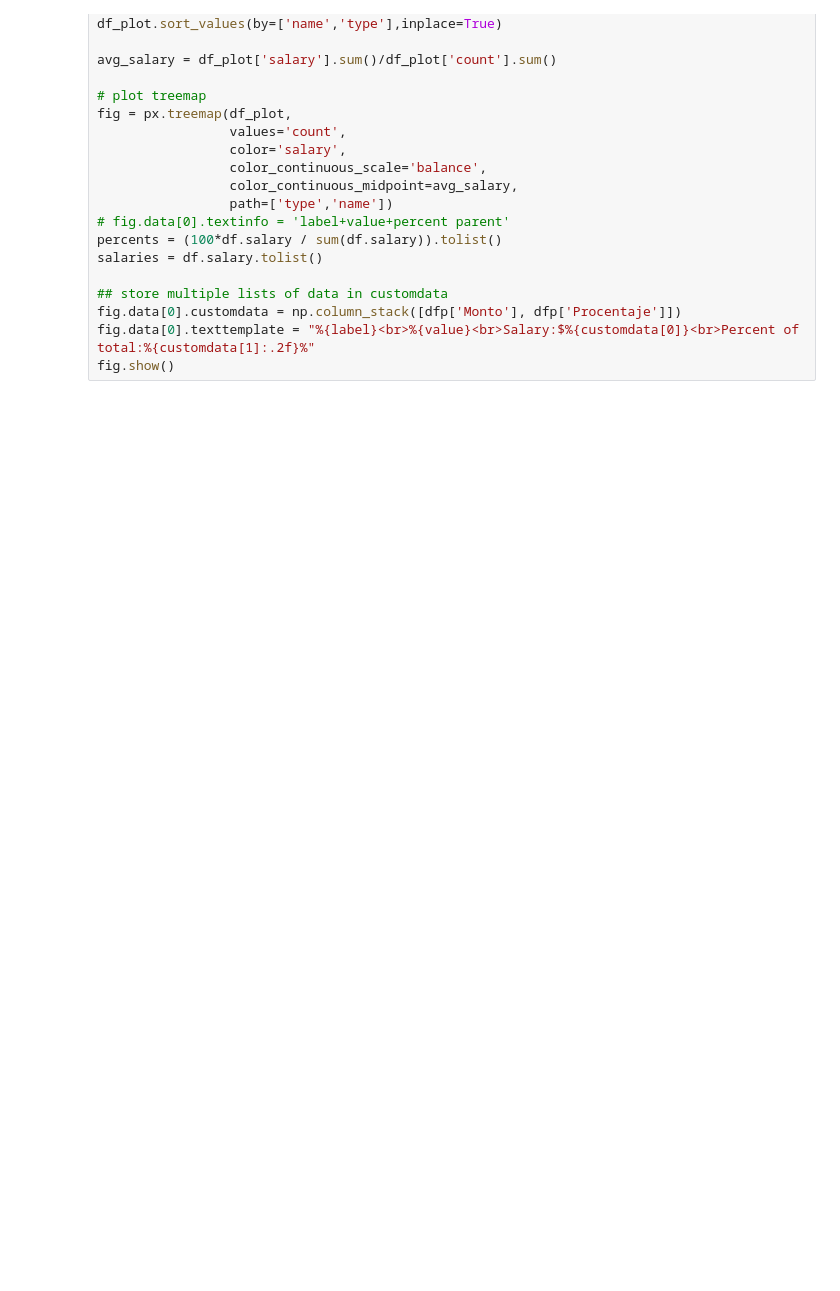
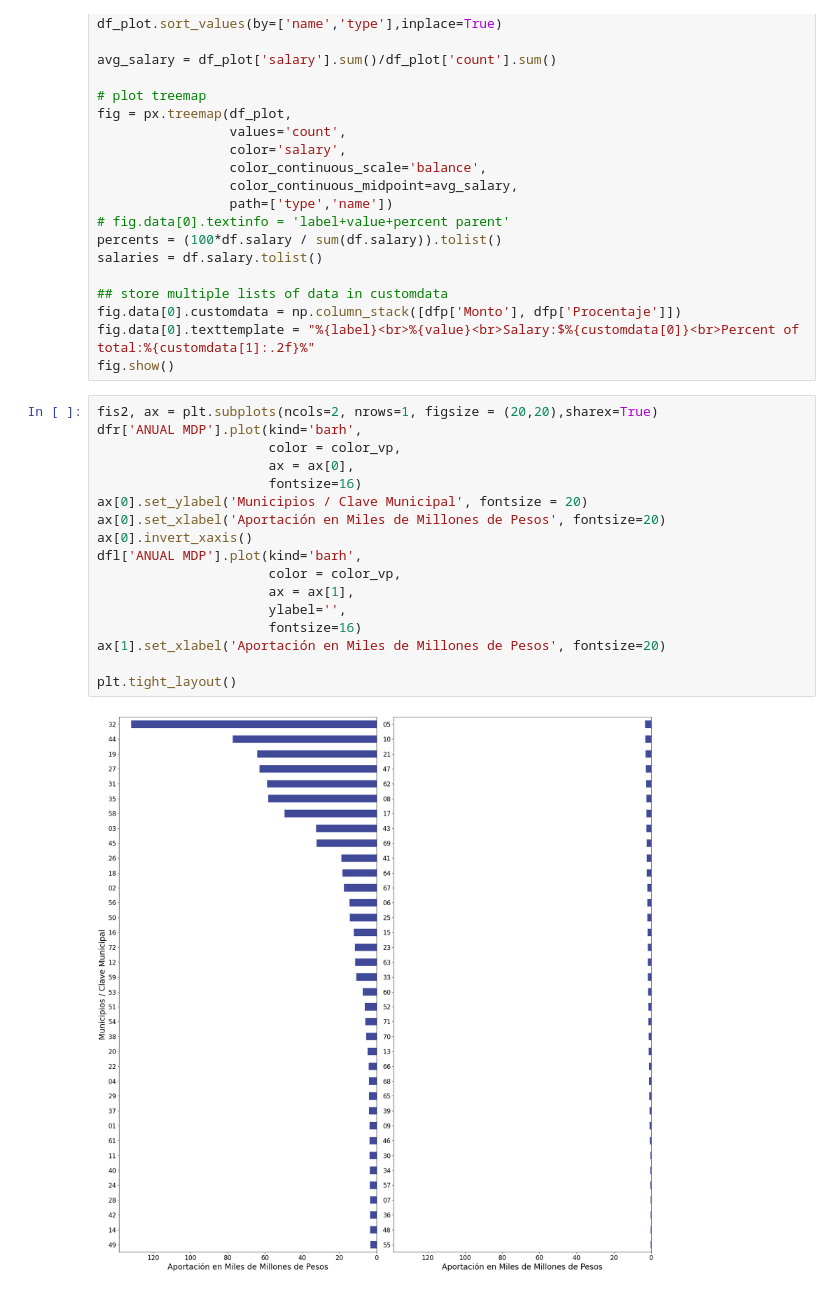
Before and after one commit to Dust1920/SIM26, a Jupyter notebook: transform/articulo_revista.ipynb, the cells around one changed output. Cells and saved outputs as stored; diff of their text form; blank space fills up the shorter version.

```diff
--- a/transform/articulo_revista.ipynb
+++ b/transform/articulo_revista.ipynb
@@ -1622,3 +1620,22 @@ salaries = df.salary.tolist()
 fig.data[0].customdata = np.column_stack([dfp['Monto'], dfp['Procentaje']])
 fig.data[0].texttemplate = "%{label}<br>%{value}<br>Salary:$%{customdata[0]}<br>Percent of total:%{customdata[1]:.2f}%"
 fig.show()
+# %%
+fis2, ax = plt.subplots(ncols=2, nrows=1, figsize = (20,20),sharex=True)
+dfr['ANUAL MDP'].plot(kind='barh',
+                      color = color_vp,
+                      ax = ax[0],
+                      fontsize=16)
+ax[0].set_ylabel('Municipios / Clave Municipal', fontsize = 20)
+ax[0].set_xlabel('Aportación en Miles de Millones de Pesos', fontsize=20)
+ax[0].invert_xaxis()
+dfl['ANUAL MDP'].plot(kind='barh',
+                      color = color_vp,
+                      ax = ax[1],
+                      ylabel='',
+                      fontsize=16)
+ax[1].set_xlabel('Aportación en Miles de Millones de Pesos', fontsize=20)
+
+plt.tight_layout()
+# %% [output]
+[figure, added]
```
Also changed, not shown: parts of 2 cells of this notebook, 4 other files.
